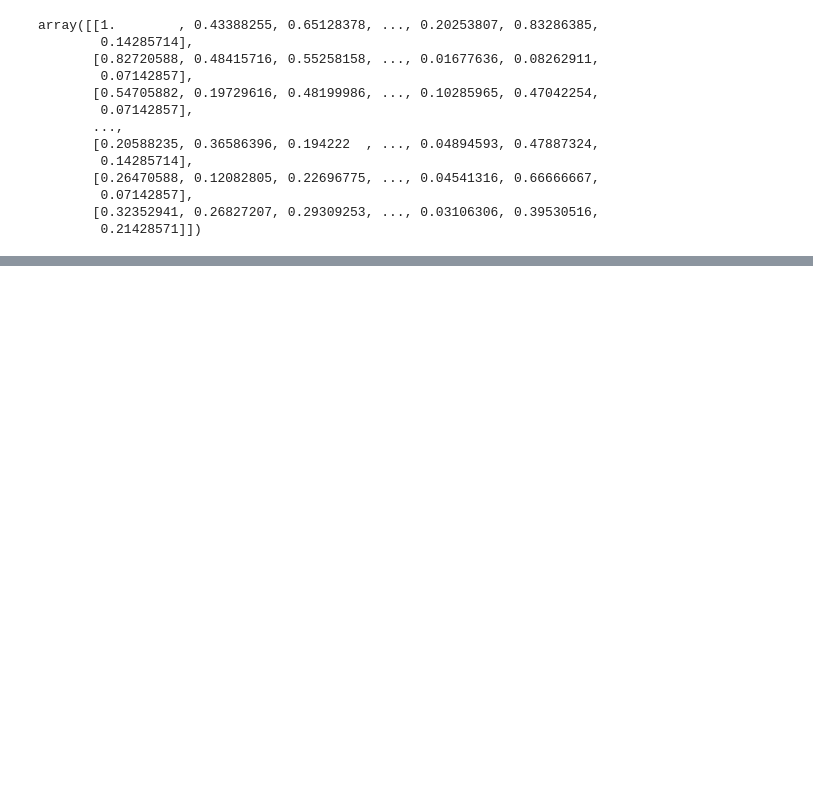
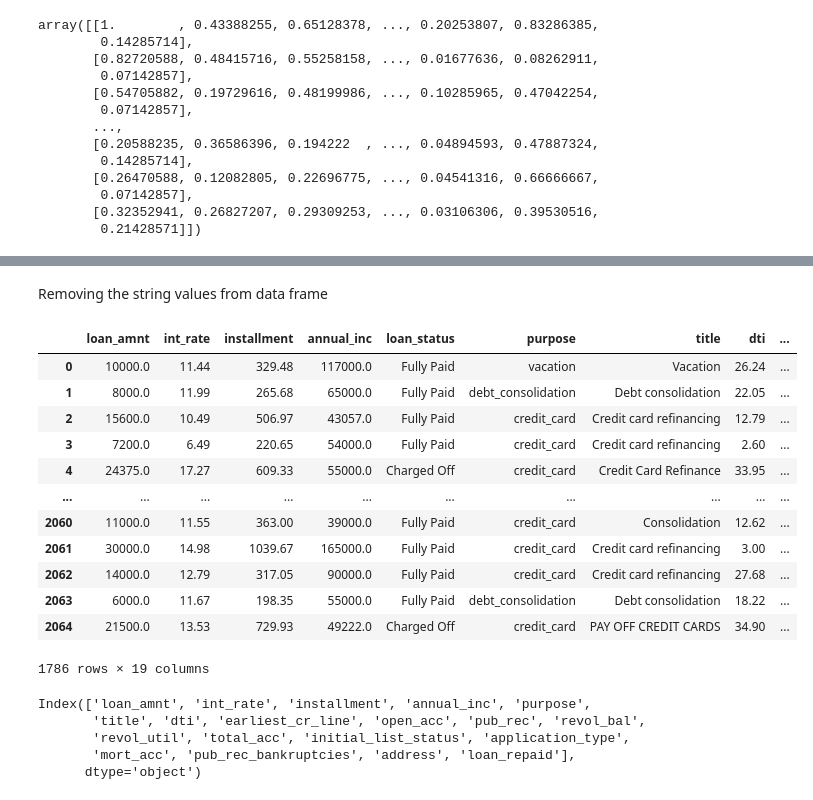
Before and after one commit to shivanipriya89/practicetensor, a Jupyter notebook: thekeras.ipynb, the cells around one changed output, grey strips where cells are left out. Saved outputs shown, nothing was run; the diff lists cells and outputs as text; code cells hidden in the pictures; blank space fills up the shorter version.

```diff
--- a/thekeras.ipynb
+++ b/thekeras.ipynb
@@ -3451,0 +3552,2 @@ import sklearn
+# %% [markdown]
+Removing the string values from data frame
@@ -3451,0 +3562,32 @@ import sklearn
+# %%
+df=df.drop("emp_length",axis=1) # Removing the employee length
+# %%
+df=df.drop("home_ownership",axis=1) # Removing the home ownership column
+# %%
+df=df.drop("verification_status",axis=1) # Removing the verification status column
+# %%
+df=df.drop("issue_d",axis=1) # Removing the issue date column
+# %%
+df # New data frame
+# %% [output]
+|  | loan_amnt | int_rate | installment | annual_inc | loan_status | purpose | title | dti | ... |
+| 0 | 10000.0 | 11.44 | 329.48 | 117000.0 | Fully Paid | vacation | Vacation | 26.24 | ... |
+| 1 | 8000.0 | 11.99 | 265.68 | 65000.0 | Fully Paid | debt_consolidation | Debt consolidation | 22.05 | ... |
+| 2 | 15600.0 | 10.49 | 506.97 | 43057.0 | Fully Paid | credit_card | Credit card refinancing | 12.79 | ... |
+| 3 | 7200.0 | 6.49 | 220.65 | 54000.0 | Fully Paid | credit_card | Credit card refinancing | 2.60 | ... |
+| 4 | 24375.0 | 17.27 | 609.33 | 55000.0 | Charged Off | credit_card | Credit Card Refinance | 33.95 | ... |
+| ... | ... | ... | ... | ... | ... | ... | ... | ... | ... |
+| 2060 | 11000.0 | 11.55 | 363.00 | 39000.0 | Fully Paid | credit_card | Consolidation | 12.62 | ... |
+| 2061 | 30000.0 | 14.98 | 1039.67 | 165000.0 | Fully Paid | credit_card | Credit card refinancing | 3.00 | ... |
+| 2062 | 14000.0 | 12.79 | 317.05 | 90000.0 | Fully Paid | credit_card | Credit card refinancing | 27.68 | ... |
+| 2063 | 6000.0 | 11.67 | 198.35 | 55000.0 | Fully Paid | debt_consolidation | Debt consolidation | 18.22 | ... |
+| 2064 | 21500.0 | 13.53 | 729.93 | 49222.0 | Charged Off | credit_card | PAY OFF CREDIT CARDS | 34.90 | ... |
+1786 rows × 19 columns
+# %%
+df.columns
+# %% [output]
+Index(['loan_amnt', 'int_rate', 'installment', 'annual_inc', 'purpose',
+       'title', 'dti', 'earliest_cr_line', 'open_acc', 'pub_rec', 'revol_bal',
+       'revol_util', 'total_acc', 'initial_list_status', 'application_type',
+       'mort_acc', 'pub_rec_bankruptcies', 'address', 'loan_repaid'],
+      dtype='object')
```
Also changed, not shown: parts of 59 cells of this notebook.
